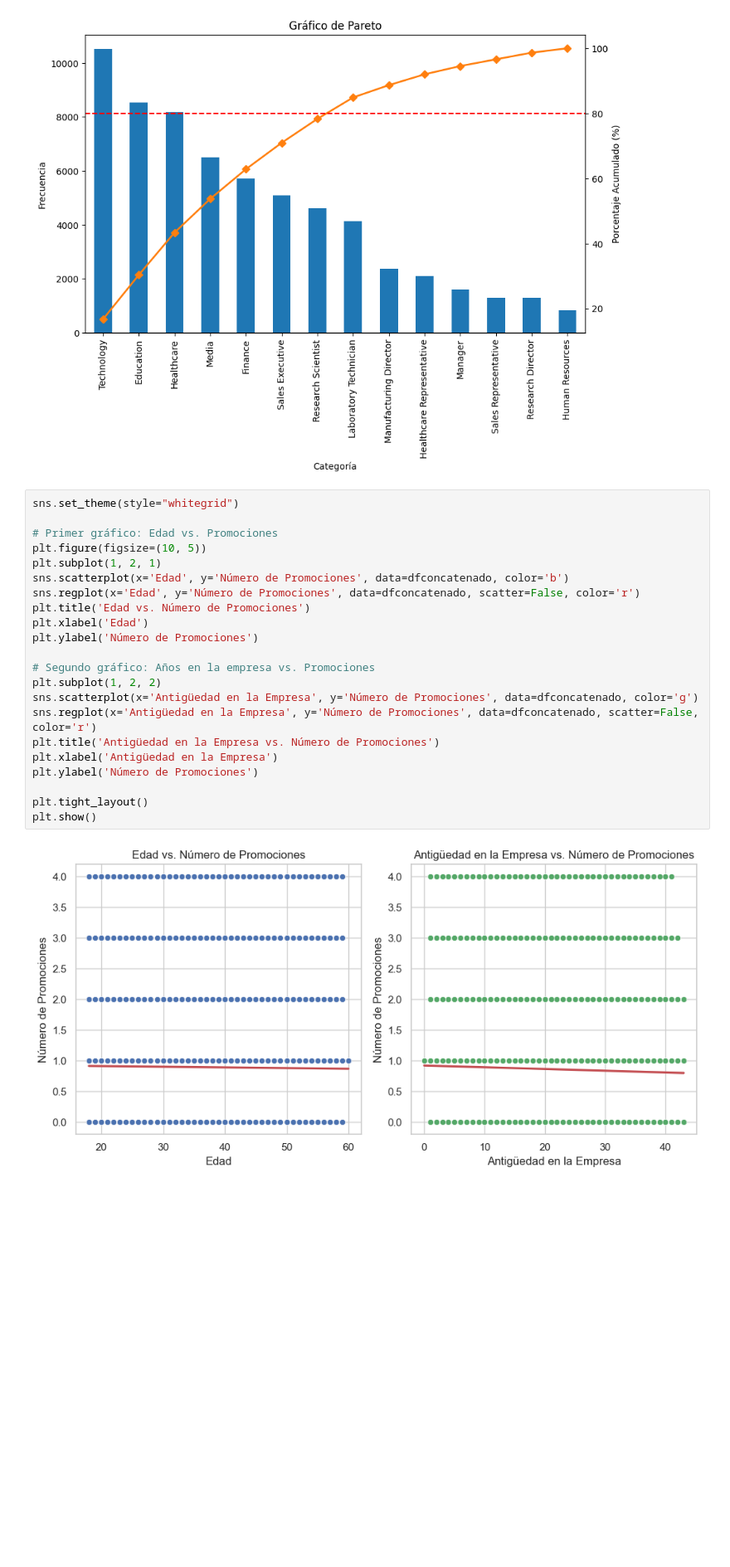
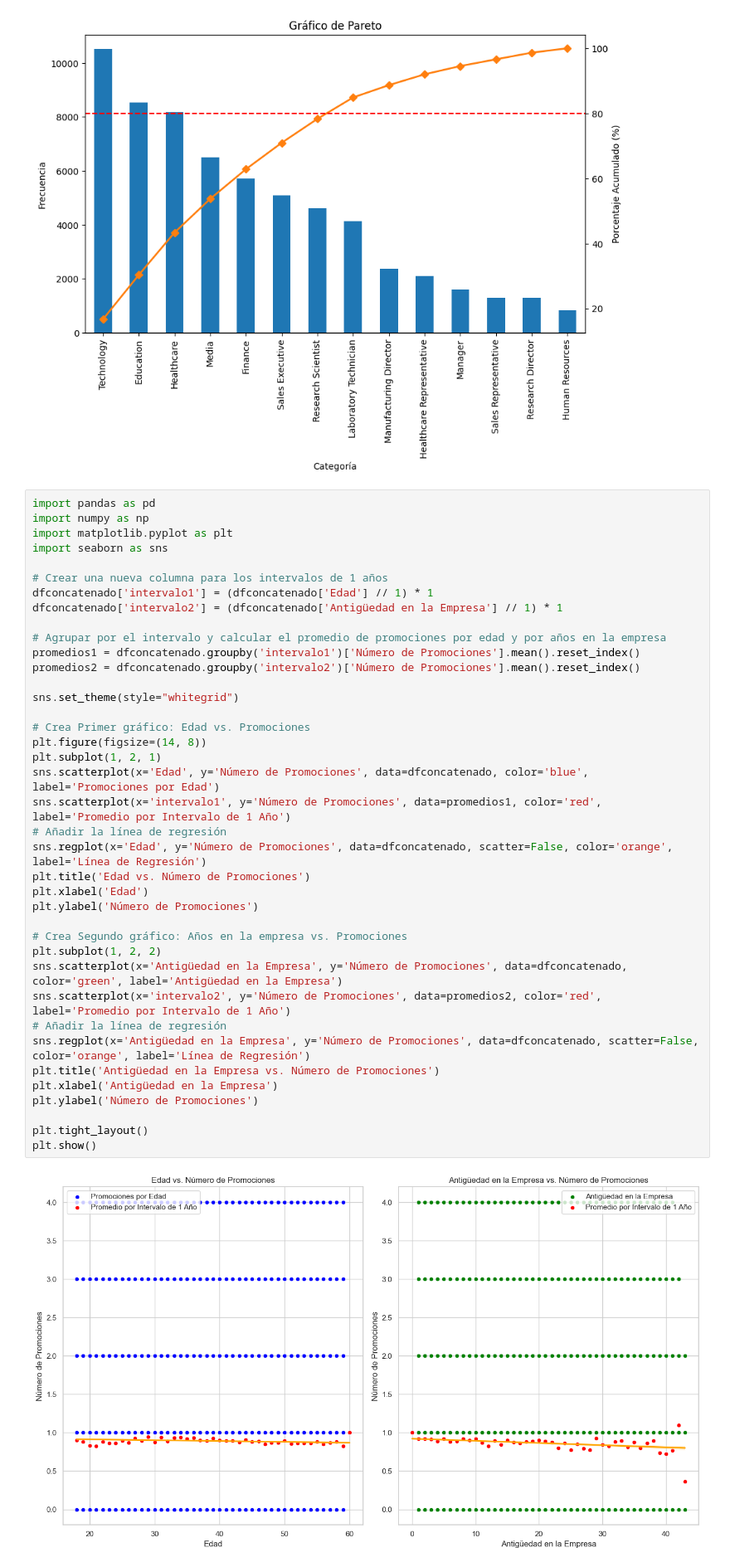
Before and after one commit to equipoPI/EDADesersionEmpleados, a Jupyter notebook: EDA desercion.ipynb, the cells around one changed output. Shown at 83% size. Cells and saved outputs as stored; diff of their text form; blank space fills up the shorter version.

Commit message:
Modified graphics

```diff
--- a/EDA desercion.ipynb
+++ b/EDA desercion.ipynb
@@ -503,29 +503,46 @@ plt.show()
 # %% [output]
 [figure]
 # %%
+import pandas as pd
+import numpy as np
+import matplotlib.pyplot as plt
+import seaborn as sns
+
+# Crear una nueva columna para los intervalos de 1 años
+dfconcatenado['intervalo1'] = (dfconcatenado['Edad'] // 1) * 1
+dfconcatenado['intervalo2'] = (dfconcatenado['Antigüedad en la Empresa'] // 1) * 1
+
+# Agrupar por el intervalo y calcular el promedio de promociones por edad y por años en la empresa
+promedios1 = dfconcatenado.groupby('intervalo1')['Número de Promociones'].mean().reset_index()
+promedios2 = dfconcatenado.groupby('intervalo2')['Número de Promociones'].mean().reset_index()
+
 sns.set_theme(style="whitegrid")
 
-# Primer gráfico: Edad vs. Promociones
-plt.figure(figsize=(10, 5))
+# Crea Primer gráfico: Edad vs. Promociones
+plt.figure(figsize=(14, 8))
 plt.subplot(1, 2, 1)
-sns.scatterplot(x='Edad', y='Número de Promociones', data=dfconcatenado, color='b')
-sns.regplot(x='Edad', y='Número de Promociones', data=dfconcatenado, scatter=False, color='r')
+sns.scatterplot(x='Edad', y='Número de Promociones', data=dfconcatenado, color='blue', label='Promociones por Edad')
+sns.scatterplot(x='intervalo1', y='Número de Promociones', data=promedios1, color='red', label='Promedio por Intervalo de 1 Año')
+# Añadir la línea de regresión
+sns.regplot(x='Edad', y='Número de Promociones', data=dfconcatenado, scatter=False, color='orange', label='Línea de Regresión')
 plt.title('Edad vs. Número de Promociones')
 plt.xlabel('Edad')
 plt.ylabel('Número de Promociones')
 
-# Segundo gráfico: Años en la empresa vs. Promociones
+# Crea Segundo gráfico: Años en la empresa vs. Promociones
 plt.subplot(1, 2, 2)
-sns.scatterplot(x='Antigüedad en la Empresa', y='Número de Promociones', data=dfconcatenado, color='g')
-sns.regplot(x='Antigüedad en la Empresa', y='Número de Promociones', data=dfconcatenado, scatter=False, color='r')
+sns.scatterplot(x='Antigüedad en la Empresa', y='Número de Promociones', data=dfconcatenado, color='green', label='Antigüedad en la Empresa')
+sns.scatterplot(x='intervalo2', y='Número de Promociones', data=promedios2, color='red', label='Promedio por Intervalo de 1 Año')
+# Añadir la línea de regresión
+sns.regplot(x='Antigüedad en la Empresa', y='Número de Promociones', data=dfconcatenado, scatter=False, color='orange', label='Línea de Regresión')
 plt.title('Antigüedad en la Empresa vs. Número de Promociones')
 plt.xlabel('Antigüedad en la Empresa')
 plt.ylabel('Número de Promociones')
 
 plt.tight_layout()
 plt.show()
 # %% [output]
-[figure, old version]
+[figure, new version]
 # %% [markdown]
 Estos dos gráficos de dispersión en 2D muestras las relaciones entre la edad, la antigüedad en la empresa y el número de promociones. La línea roja muestra la tendencia para ver visualmente si hay alguna correlación entre las variables. Las observaciones que se pueden realizar son que, en el gráfico de
 Edad vs. Promociones no parece haber una correlación clara entre la edad y el número de promociones, ya que la línea de tendencia es plana y, en
```
Also changed, not shown: parts of 3 cells of this notebook.
